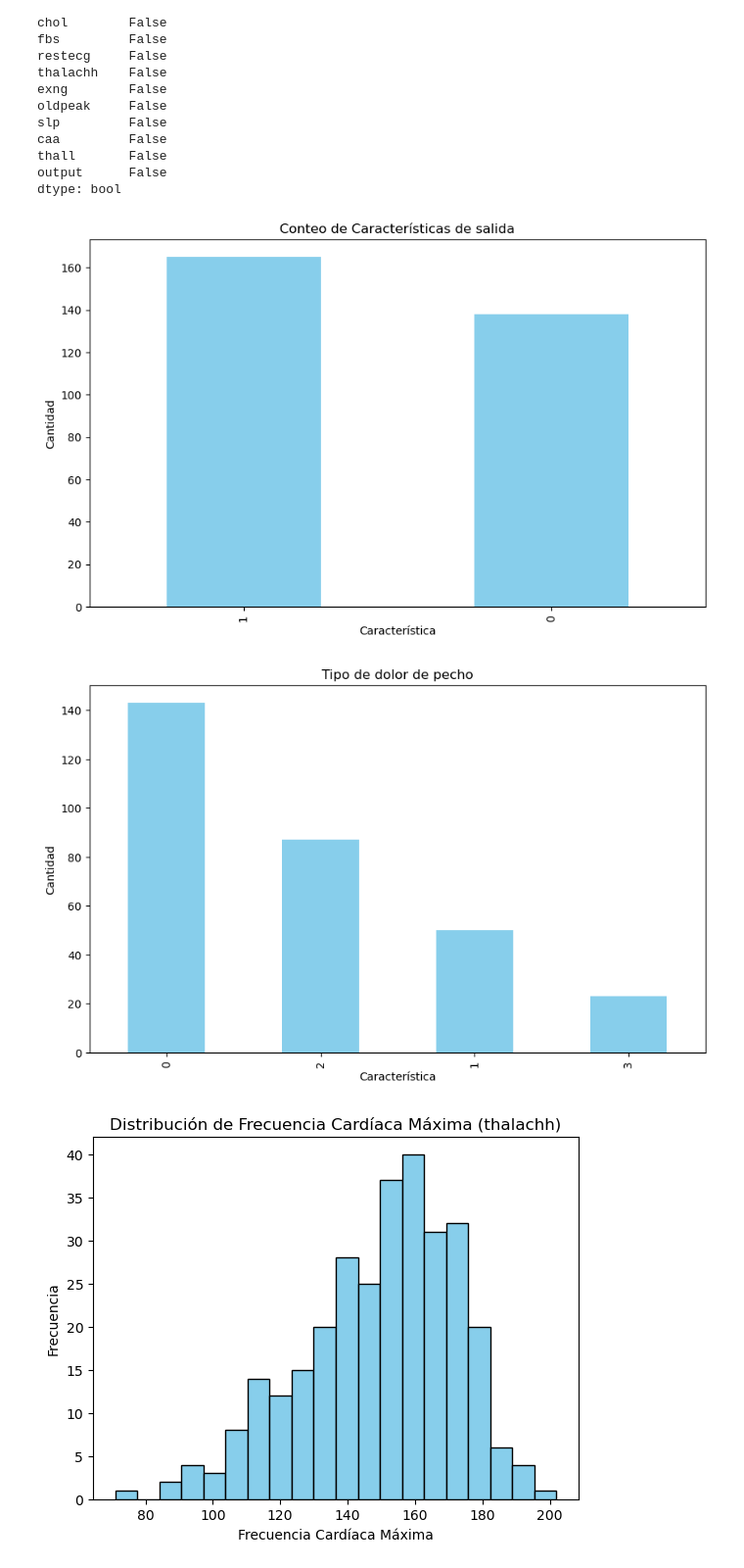
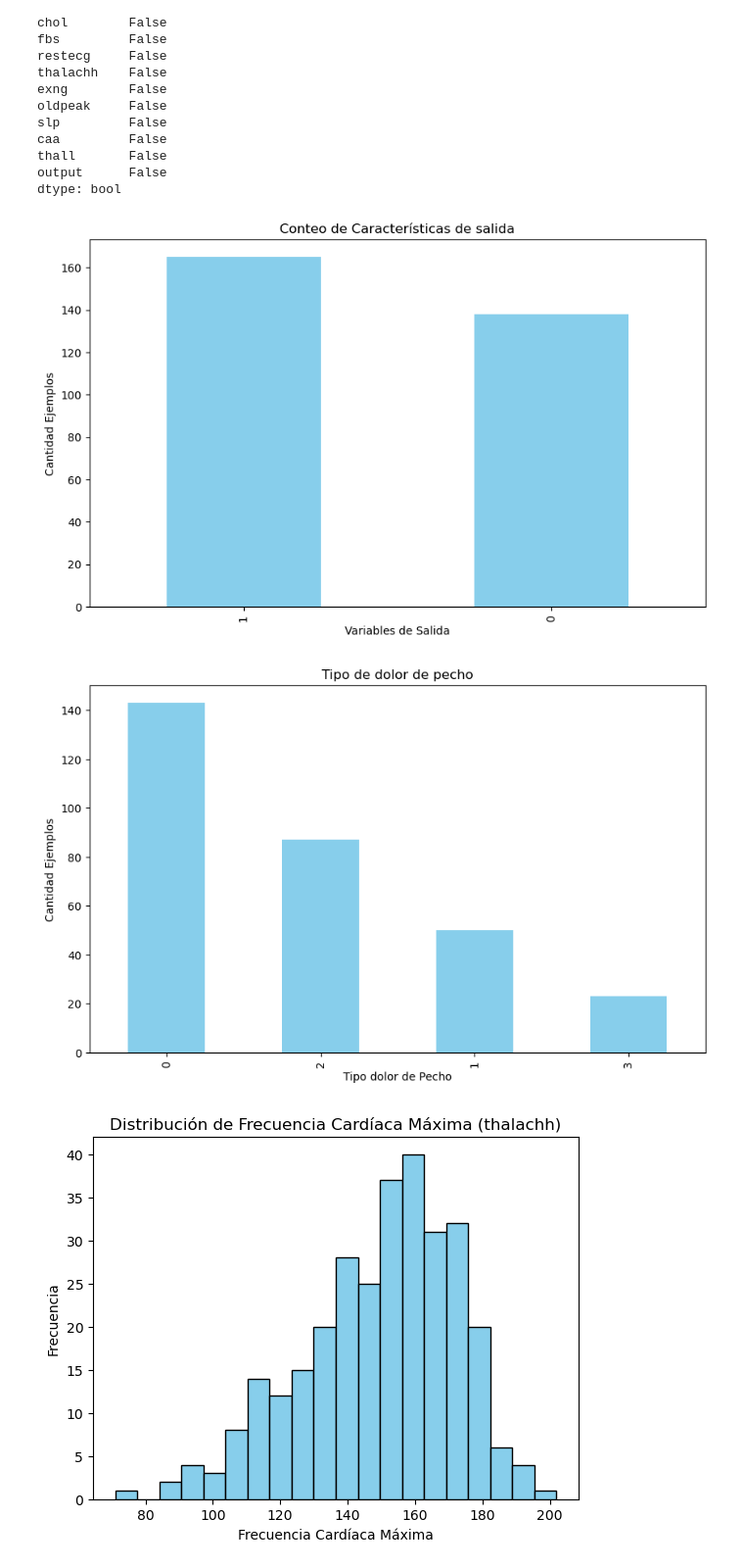
Before and after one commit to SergioCabreraDev/Heart-Attack-Prediction, a Jupyter notebook: index.ipynb, the cells around one changed output. Shown: that part at 98% size. Saved outputs shown, nothing was run; the diff lists cells and outputs as text; code cells hidden in the pictures.

```diff
--- a/index.ipynb
+++ b/index.ipynb
@@ -146,31 +146,30 @@ dtype: bool
 # %%
 import matplotlib.pyplot as plt
 import pandas as pd
 
 
-# Obtener el conteo de cada característica
+# Obtener la cantidad de ejemplos de cada variable de salida
 conteo_caracteristica = df['output'].value_counts()
 
-# Crear el gráfico de barras
-plt.figure(figsize=(10, 6))  # Tamaño del gráfico
-conteo_caracteristica.plot(kind='bar', color='skyblue')  # Tipo de gráfico y color
-plt.title('Conteo de Características de salida')  # Título del gráfico
-plt.xlabel('Característica')  # Etiqueta del eje x
-plt.ylabel('Cantidad')  # Etiqueta del eje y
+
+plt.figure(figsize=(10, 6))
+conteo_caracteristica.plot(kind='bar', color='skyblue')
+plt.title('Conteo de Características de salida')
+plt.xlabel('Variables de Salida')
+plt.ylabel('Cantidad Ejemplos')
 plt.show()
 # %% [output]
-[figure, old version]
+[figure, new version]
 # %%
-# Obtener el conteo de cada característica
+# Obtener la cantidad de cada característica, tipo de dolor de pecho
 conteo_caracteristica = df['cp'].value_counts()
 
-# Crear el gráfico de barras
-plt.figure(figsize=(10, 6))  # Tamaño del gráfico
-conteo_caracteristica.plot(kind='bar', color='skyblue')  # Tipo de gráfico y color
-plt.title('Tipo de dolor de pecho')  # Título del gráfico
-plt.xlabel('Característica')  # Etiqueta del eje x
-plt.ylabel('Cantidad')  # Etiqueta del eje y
+plt.figure(figsize=(10, 6))
+conteo_caracteristica.plot(kind='bar', color='skyblue')
+plt.title('Tipo de dolor de pecho')
+plt.xlabel('Tipo dolor de Pecho')
+plt.ylabel('Cantidad Ejemplos')
 plt.show()
 # %% [output]
-[figure, old version]
+[figure, new version]
 # %%
```
Also changed, not shown: parts of 14 cells of this notebook.
